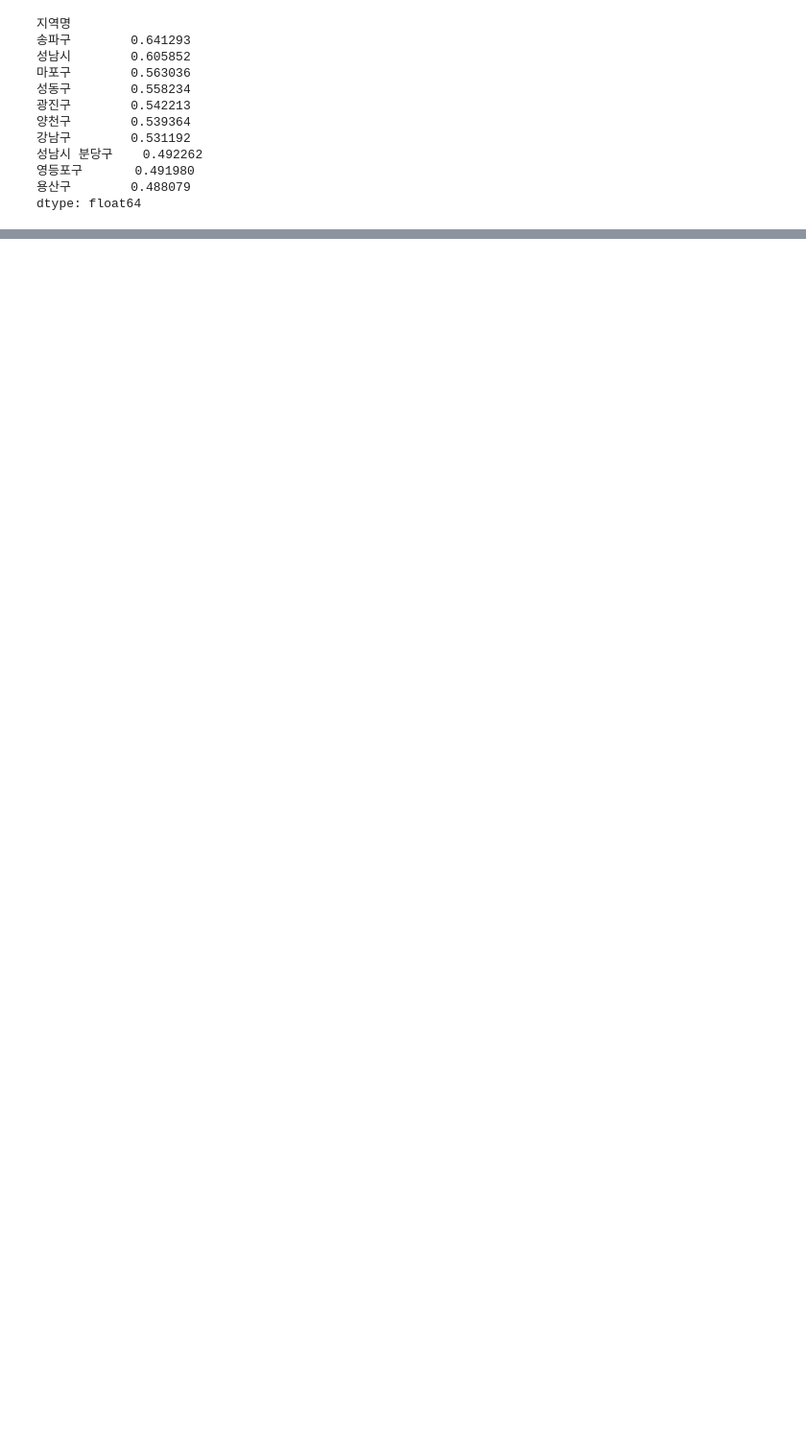
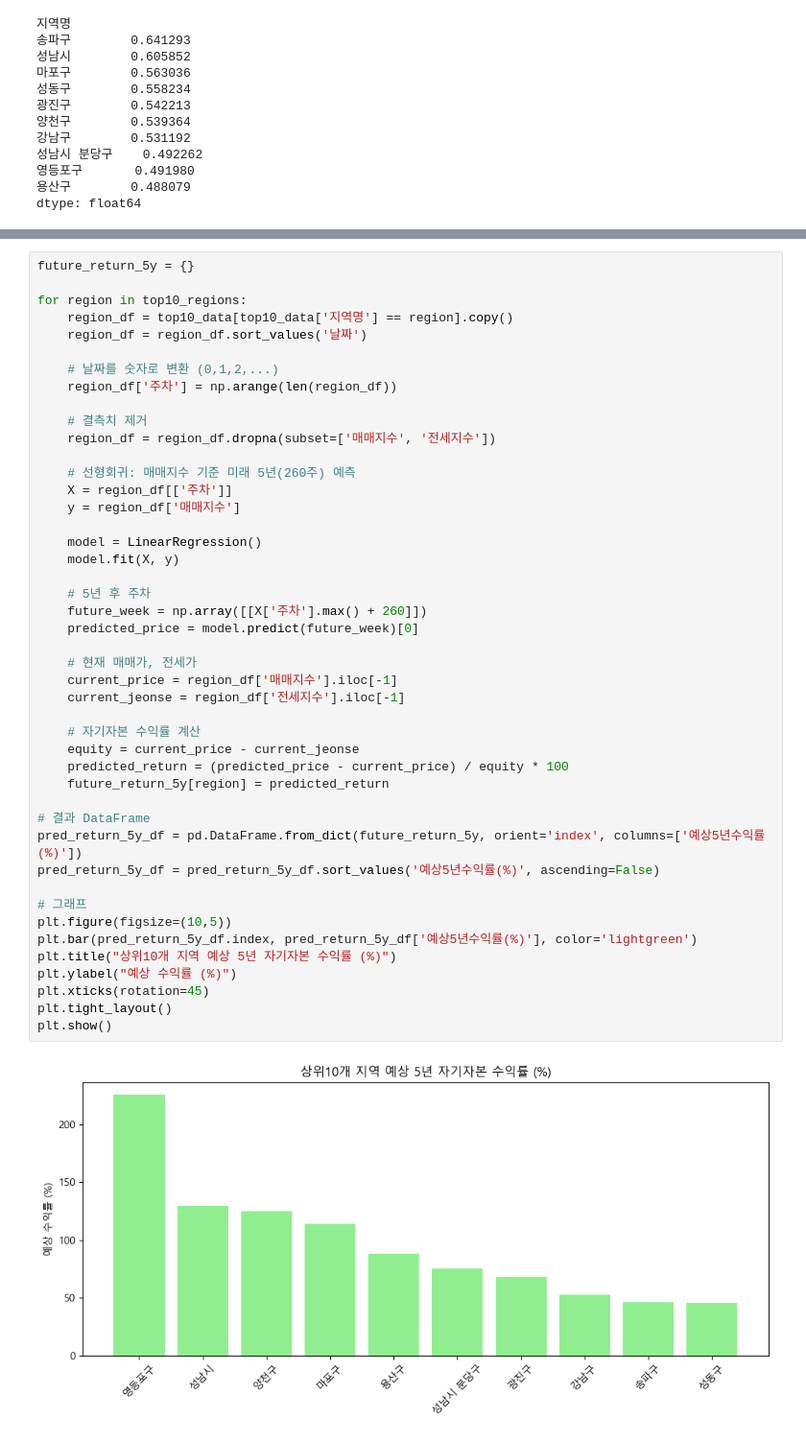
Before and after one commit to sungmin-kim310/hipython, a Jupyter notebook: 45_apt_price_data_analysis__skeleton(my).ipynb, the cells around one changed output, grey strips where cells are left out. Shown at 96% size. Saved outputs shown, nothing was run; the diff lists cells and outputs as text; blank space fills up the shorter version.

```diff
--- a/45_apt_price_data_analysis__skeleton(my).ipynb
+++ b/45_apt_price_data_analysis__skeleton(my).ipynb
@@ -553,0 +638,47 @@ dtype: float64
+# %%
+future_return_5y = {}
+
+for region in top10_regions:
+    region_df = top10_data[top10_data['지역명'] == region].copy()
+    region_df = region_df.sort_values('날짜')
+
+    # 날짜를 숫자로 변환 (0,1,2,...)
+    region_df['주차'] = np.arange(len(region_df))
+
+    # 결측치 제거
+    region_df = region_df.dropna(subset=['매매지수', '전세지수'])
+
+    # 선형회귀: 매매지수 기준 미래 5년(260주) 예측
+    X = region_df[['주차']]
+    y = region_df['매매지수']
+
+    model = LinearRegression()
+    model.fit(X, y)
+
+    # 5년 후 주차
+    future_week = np.array([[X['주차'].max() + 260]])
+    predicted_price = model.predict(future_week)[0]
+
+    # 현재 매매가, 전세가
+    current_price = region_df['매매지수'].iloc[-1]
+    current_jeonse = region_df['전세지수'].iloc[-1]
+
+    # 자기자본 수익률 계산
+    equity = current_price - current_jeonse
+    predicted_return = (predicted_price - current_price) / equity * 100
+    future_return_5y[region] = predicted_return
+
+# 결과 DataFrame
+pred_return_5y_df = pd.DataFrame.from_dict(future_return_5y, orient='index', columns=['예상5년수익률(%)'])
+pred_return_5y_df = pred_return_5y_df.sort_values('예상5년수익률(%)', ascending=False)
+
+# 그래프
+plt.figure(figsize=(10,5))
+plt.bar(pred_return_5y_df.index, pred_return_5y_df['예상5년수익률(%)'], color='lightgreen')
+plt.title("상위10개 지역 예상 5년 자기자본 수익률 (%)")
+plt.ylabel("예상 수익률 (%)")
+plt.xticks(rotation=45)
+plt.tight_layout()
+plt.show()
+# %% [output]
+[figure, added]
```
Also changed, not shown: parts of 7 cells of this notebook.
